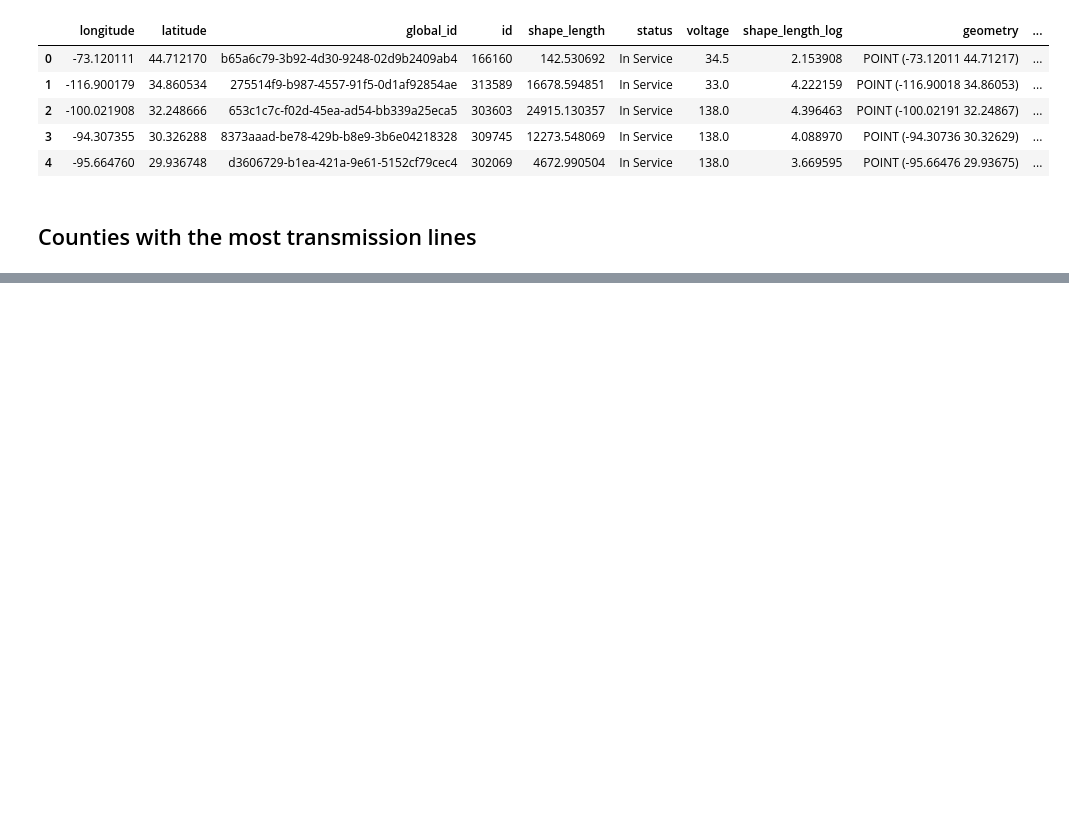
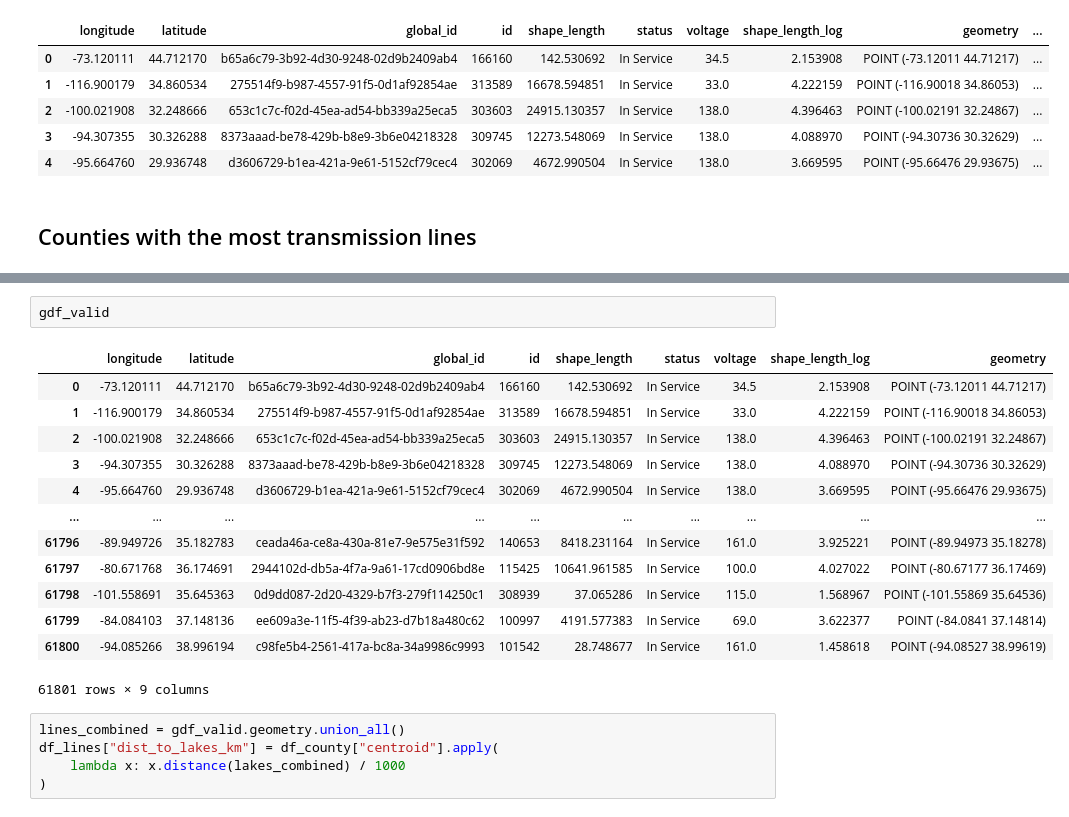
Before and after one commit to quentinconklejr/team-nuclear-family, a Jupyter notebook: notebooks/transmission_line_eda.ipynb, the cells around one changed output, grey strips where cells are left out. Drawn from its saved outputs; the diff is of its cells as text; blank space fills up the shorter version.

```diff
--- a/notebooks/transmission_line_eda.ipynb
+++ b/notebooks/transmission_line_eda.ipynb
@@ -335,0 +375,21 @@ plt.savefig("../results/counties_most_lines.png", bbox_inches = "tight")
+# %%
+gdf_valid
+# %% [output]
+|  | longitude | latitude | global_id | id | shape_length | status | voltage | shape_length_log | geometry |
+| 0 | -73.120111 | 44.712170 | b65a6c79-3b92-4d30-9248-02d9b2409ab4 | 166160 | 142.530692 | In Service | 34.5 | 2.153908 | POINT (-73.12011 44.71217) |
+| 1 | -116.900179 | 34.860534 | 275514f9-b987-4557-91f5-0d1af92854ae | 313589 | 16678.594851 | In Service | 33.0 | 4.222159 | POINT (-116.90018 34.86053) |
+| 2 | -100.021908 | 32.248666 | 653c1c7c-f02d-45ea-ad54-bb339a25eca5 | 303603 | 24915.130357 | In Service | 138.0 | 4.396463 | POINT (-100.02191 32.24867) |
+| 3 | -94.307355 | 30.326288 | 8373aaad-be78-429b-b8e9-3b6e04218328 | 309745 | 12273.548069 | In Service | 138.0 | 4.088970 | POINT (-94.30736 30.32629) |
+| 4 | -95.664760 | 29.936748 | d3606729-b1ea-421a-9e61-5152cf79cec4 | 302069 | 4672.990504 | In Service | 138.0 | 3.669595 | POINT (-95.66476 29.93675) |
+| ... | ... | ... | ... | ... | ... | ... | ... | ... | ... |
+| 61796 | -89.949726 | 35.182783 | ceada46a-ce8a-430a-81e7-9e575e31f592 | 140653 | 8418.231164 | In Service | 161.0 | 3.925221 | POINT (-89.94973 35.18278) |
+| 61797 | -80.671768 | 36.174691 | 2944102d-db5a-4f7a-9a61-17cd0906bd8e | 115425 | 10641.961585 | In Service | 100.0 | 4.027022 | POINT (-80.67177 36.17469) |
+| 61798 | -101.558691 | 35.645363 | 0d9dd087-2d20-4329-b7f3-279f114250c1 | 308939 | 37.065286 | In Service | 115.0 | 1.568967 | POINT (-101.55869 35.64536) |
+| 61799 | -84.084103 | 37.148136 | ee609a3e-11f5-4f39-ab23-d7b18a480c62 | 100997 | 4191.577383 | In Service | 69.0 | 3.622377 | POINT (-84.0841 37.14814) |
+| 61800 | -94.085266 | 38.996194 | c98fe5b4-2561-417a-bc8a-34a9986c9993 | 101542 | 28.748677 | In Service | 161.0 | 1.458618 | POINT (-94.08527 38.99619) |
+61801 rows × 9 columns
+# %%
+lines_combined = gdf_valid.geometry.union_all()
+df_lines["dist_to_lakes_km"] = df_county["centroid"].apply(
+    lambda x: x.distance(lakes_combined) / 1000
+)
```
Also changed, not shown: parts of 8 cells of this notebook, 1 other file.
